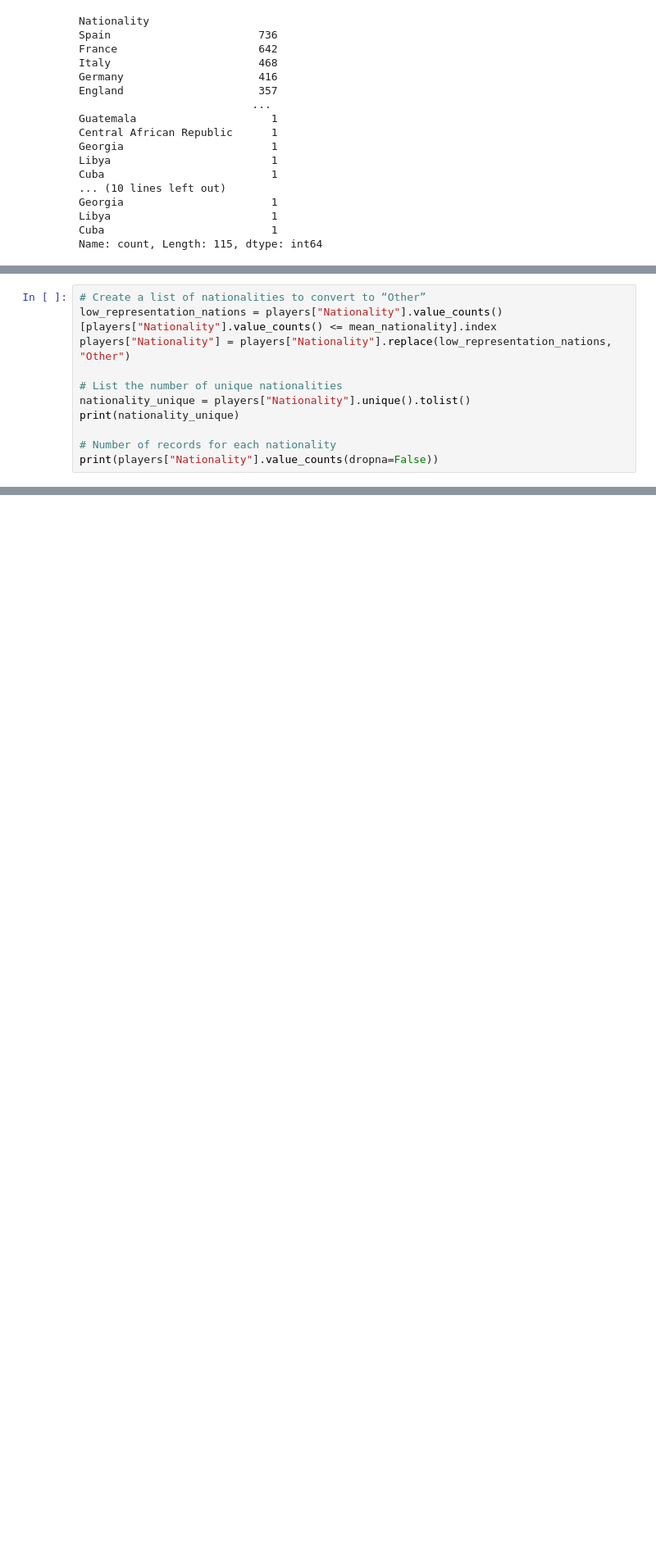
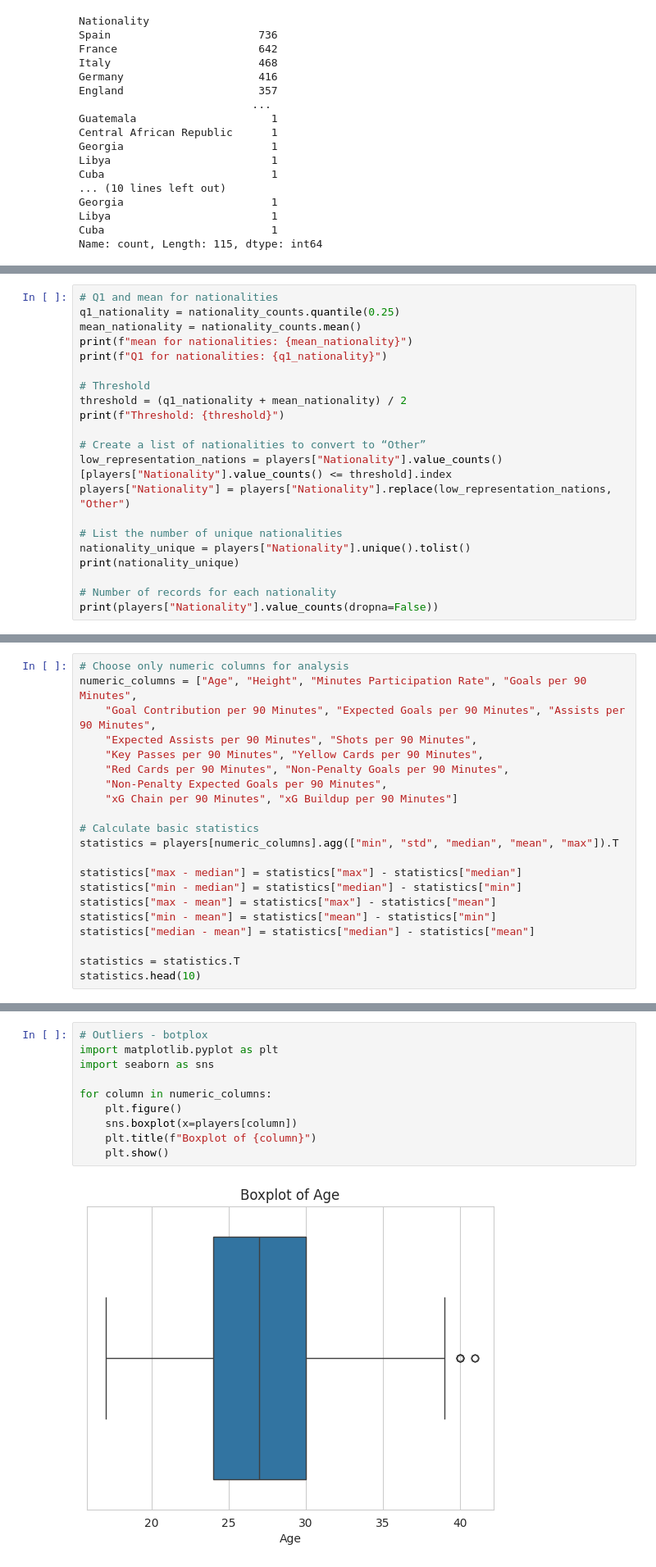
Before and after one commit to l3wandowskyy/Pricing-Footballers-Master, a Jupyter notebook: preditict_value_footballer.ipynb, the cells around one changed output, grey strips where cells are left out. Shown: that part at 82% size. Cells and saved outputs as stored; diff of their text form; blank space fills up the shorter version.

```diff
--- a/preditict_value_footballer.ipynb
+++ b/preditict_value_footballer.ipynb
@@ -382,6 +331,16 @@ Name: count, Length: 89, dtype: int64
 # %%
+# Q1 and mean for nationalities
+q1_nationality = nationality_counts.quantile(0.25)
+mean_nationality = nationality_counts.mean()
+print(f"mean for nationalities: {mean_nationality}")
+print(f"Q1 for nationalities: {q1_nationality}")
+
+# Threshold
+threshold = (q1_nationality + mean_nationality) / 2
+print(f"Threshold: {threshold}")
+
 # Create a list of nationalities to convert to “Other”
-low_representation_nations = players["Nationality"].value_counts()[players["Nationality"].value_counts() <= mean_nationality].index
+low_representation_nations = players["Nationality"].value_counts()[players["Nationality"].value_counts() <= threshold].index
 players["Nationality"] = players["Nationality"].replace(low_representation_nations, "Other")
 
 # List the number of unique nationalities
@@ -419,0 +379,21 @@ Percentage of 'Other' relative to the entire dataset: 19.8%
+# %%
+# Choose only numeric columns for analysis
+numeric_columns = ["Age", "Height", "Minutes Participation Rate", "Goals per 90 Minutes",
+    "Goal Contribution per 90 Minutes", "Expected Goals per 90 Minutes", "Assists per 90 Minutes",
+    "Expected Assists per 90 Minutes", "Shots per 90 Minutes",
+    "Key Passes per 90 Minutes", "Yellow Cards per 90 Minutes",
+    "Red Cards per 90 Minutes", "Non-Penalty Goals per 90 Minutes",
+    "Non-Penalty Expected Goals per 90 Minutes",
+    "xG Chain per 90 Minutes", "xG Buildup per 90 Minutes"]
+
+# Calculate basic statistics
+statistics = players[numeric_columns].agg(["min", "std", "median", "mean", "max"]).T
+
+statistics["max - median"] = statistics["max"] - statistics["median"]
+statistics["min - median"] = statistics["median"] - statistics["min"]
+statistics["max - mean"] = statistics["max"] - statistics["mean"]
+statistics["min - mean"] = statistics["mean"] - statistics["min"]
+statistics["median - mean"] = statistics["median"] - statistics["mean"]
+
+statistics = statistics.T
+statistics.head(10)
@@ -419,0 +412,12 @@ Percentage of 'Other' relative to the entire dataset: 19.8%
+# %%
+# Outliers - botplox
+import matplotlib.pyplot as plt
+import seaborn as sns
+
+for column in numeric_columns:
+    plt.figure()
+    sns.boxplot(x=players[column])
+    plt.title(f"Boxplot of {column}")
+    plt.show()
+# %% [output]
+[figure, added]
```
Also changed, not shown: parts of 13 cells of this notebook.
